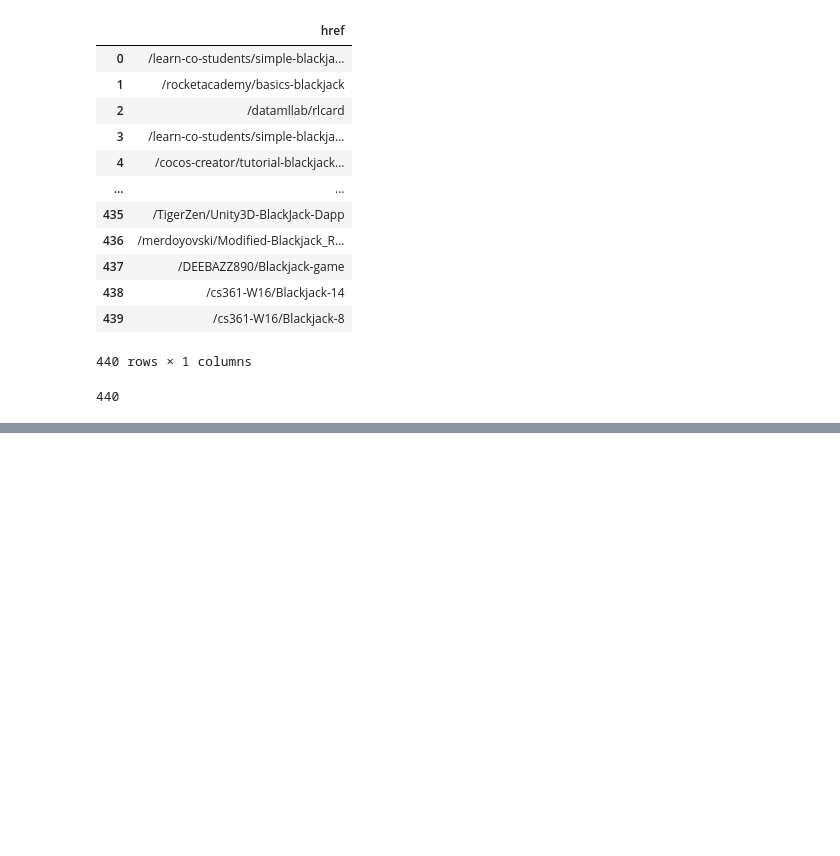
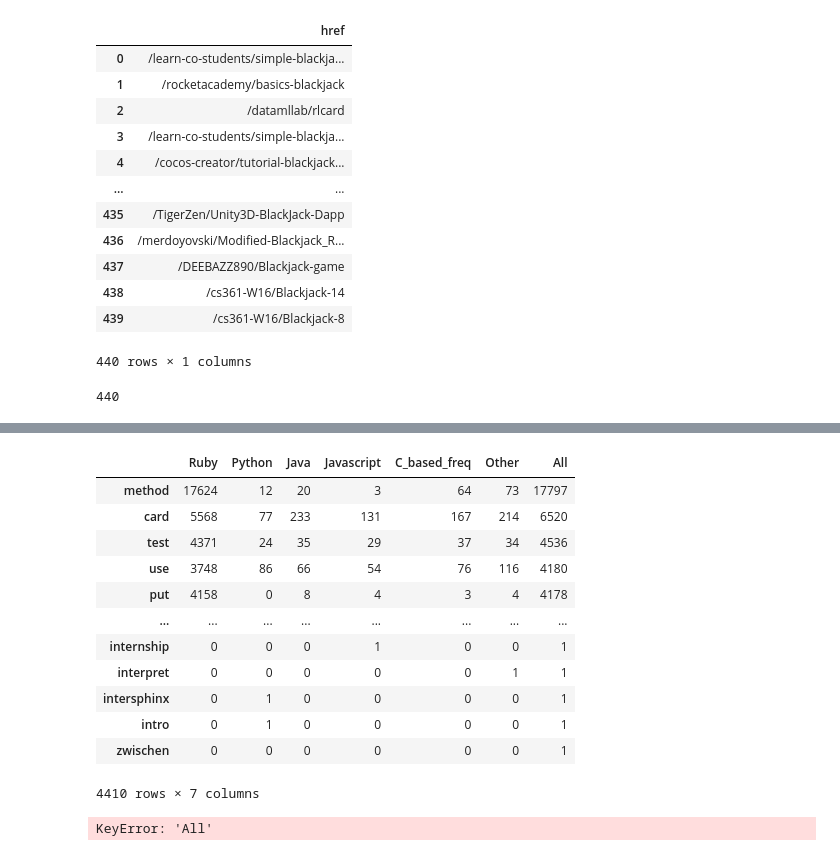
Before and after one commit to Speakeasy-Casino/ace-archives, a Jupyter notebook: github-scrape.ipynb, the cells around one changed output, grey strips where cells are left out. Drawn from its saved outputs; the diff is of its cells as text; code cells hidden in the pictures; blank space fills up the shorter version.

```diff
--- a/github-scrape.ipynb
+++ b/github-scrape.ipynb
@@ -341,0 +419,70 @@ df.to_csv('links.csv')
+# %%
+def series_words_func(language):
+    flat_lst = []
+
+    # Example 2D list of strings
+
+
+    lst = language
+
+    for sublist in lst:
+        for elem in sublist:
+            flat_lst.append(elem)
+
+    # Use list comprehension to flatten the list
+    flat_lst = [elem for sublist in lst for elem in sublist]
+
+    # Print the flattened list
+    language = flat_lst
+    return language
+# %%
+ruby_words= series_words_func(ruby)
+python_words= series_words_func(python)
+java_words= series_words_func(java)
+javascript_words= series_words_func(javascript)
+c_based_words= series_words_func(c_based)
+other_words= series_words_func(other)
+all_words = series_words_func(all_words)
+# %%
+ruby_freq = pd.Series(ruby_words).value_counts()
+python_freq = pd.Series(python_words).value_counts()
+java_freq = pd.Series(java_words).value_counts()
+javascript_freq = pd.Series(javascript_words).value_counts()
+c_based_freq = pd.Series(c_based_words).value_counts()
+other_freq = pd.Series(other_words).value_counts()
+all_freq = pd.Series(all_words).value_counts()
+# %%
+word_counts = (pd.concat([ruby_freq, python_freq, java_freq, javascript_freq, c_based_freq, other_freq, all_freq], axis=1, sort=True)
+                .set_axis(['Ruby', 'Python', 'Java', 'Javascript', 'C_based_freq', 'Other', 'All'], axis=1, inplace=False)
+                .fillna(0)
+                .apply(lambda s: s.astype(int)))
+# %%
+word_counts.sort_values(by='All', ascending=False)
+# %% [output]
+|  | Ruby | Python | Java | Javascript | C_based_freq | Other | All |
+| method | 17624 | 12 | 20 | 3 | 64 | 73 | 17797 |
+| card | 5568 | 77 | 233 | 131 | 167 | 214 | 6520 |
+| test | 4371 | 24 | 35 | 29 | 37 | 34 | 4536 |
+| use | 3748 | 86 | 66 | 54 | 76 | 116 | 4180 |
+| put | 4158 | 0 | 8 | 4 | 3 | 4 | 4178 |
+| ... | ... | ... | ... | ... | ... | ... | ... |
+| internship | 0 | 0 | 0 | 1 | 0 | 0 | 1 |
+| interpret | 0 | 0 | 0 | 0 | 0 | 1 | 1 |
+| intersphinx | 0 | 1 | 0 | 0 | 0 | 0 | 1 |
+| intro | 0 | 1 | 0 | 0 | 0 | 0 | 1 |
+| zwischen | 0 | 0 | 0 | 0 | 0 | 0 | 1 |
+4410 rows × 7 columns
+# %%
+(word_counts.assign(ruby=word_counts.Ruby / word_counts['All'],
+                    python=word_counts.Python / word_counts['All'],
+                    java=word_counts.Java / word_counts['All'],
+         javascript=word_counts.Javascript / word_counts['All'],
+         c_based_freq=word_counts.C_based_freq / word_counts['All'],
+         other=word_counts.Other / word_counts['All'])
+ .tail(20)
+ [['Ruby', 'Python', 'Java', 'Javascript', 'C_based_freq', 'Other']]
+ .sort_values('All')
+ .plot.barh(stacked=True))
+plt.show()
+# %% [output]
+KeyError: 'All'
```
Also changed, not shown: parts of 11 cells of this notebook.
